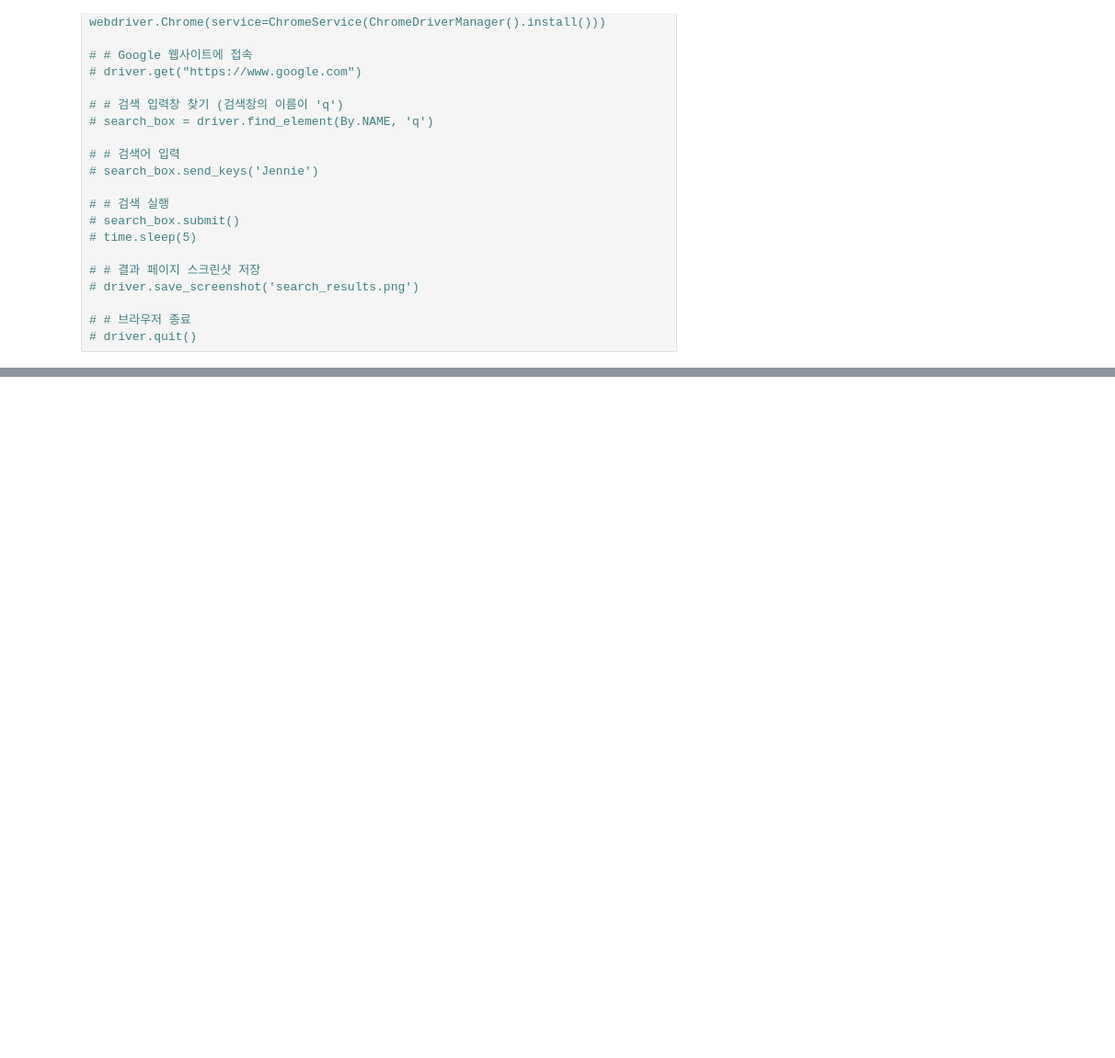
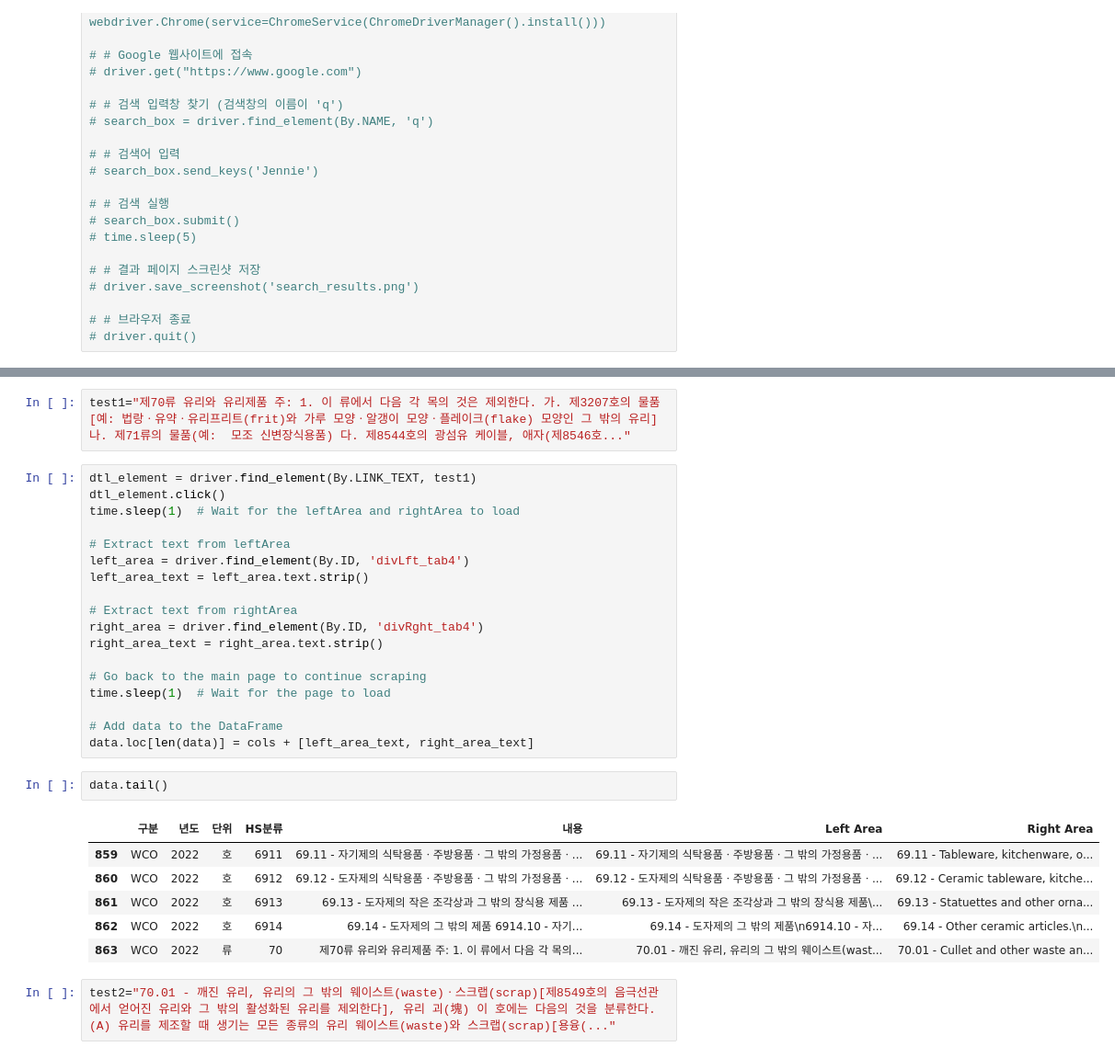
Before and after one commit to linusms/webcrawling, a Jupyter notebook: 관세품목 크롤링 코드_오류.ipynb, the cells around one changed output, grey strips where cells are left out. Shown: that part at 92% size. Drawn from its saved outputs; the diff is of its cells as text; blank space fills up the shorter version.

```diff
--- a/관세품목 크롤링 코드_오류.ipynb
+++ b/관세품목 크롤링 코드_오류.ipynb
@@ -221,0 +295,31 @@ Stacktrace:
+# %%
+test1="제70류 유리와 유리제품 주: 1. 이 류에서 다음 각 목의 것은 제외한다. 가. 제3207호의 물품[예: 법랑ㆍ유약ㆍ유리프리트(frit)와 가루 모양ㆍ알갱이 모양ㆍ플레이크(flake) 모양인 그 밖의 유리] 나. 제71류의 물품(예:  모조 신변장식용품) 다. 제8544호의 광섬유 케이블, 애자(제8546호..."
+# %%
+dtl_element = driver.find_element(By.LINK_TEXT, test1)
+dtl_element.click()
+time.sleep(1)  # Wait for the leftArea and rightArea to load
+
+# Extract text from leftArea
+left_area = driver.find_element(By.ID, 'divLft_tab4')
+left_area_text = left_area.text.strip()
+
+# Extract text from rightArea
+right_area = driver.find_element(By.ID, 'divRght_tab4')
+right_area_text = right_area.text.strip()
+
+# Go back to the main page to continue scraping
+time.sleep(1)  # Wait for the page to load
+
+# Add data to the DataFrame
+data.loc[len(data)] = cols + [left_area_text, right_area_text]
+# %%
+data.tail()
+# %% [output]
+|  | 구분 | 년도 | 단위 | HS분류 | 내용 | Left Area | Right Area |
+| 859 | WCO | 2022 | 호 | 6911 | 69.11 - 자기제의 식탁용품ㆍ주방용품ㆍ그 밖의 가정용품ㆍ... | 69.11 - 자기제의 식탁용품ㆍ주방용품ㆍ그 밖의 가정용품ㆍ... | 69.11 - Tableware, kitchenware, o... |
+| 860 | WCO | 2022 | 호 | 6912 | 69.12 - 도자제의 식탁용품ㆍ주방용품ㆍ그 밖의 가정용품ㆍ... | 69.12 - 도자제의 식탁용품ㆍ주방용품ㆍ그 밖의 가정용품ㆍ... | 69.12 - Ceramic tableware, kitche... |
+| 861 | WCO | 2022 | 호 | 6913 | 69.13 - 도자제의 작은 조각상과 그 밖의 장식용 제품 ... | 69.13 - 도자제의 작은 조각상과 그 밖의 장식용 제품\... | 69.13 - Statuettes and other orna... |
+| 862 | WCO | 2022 | 호 | 6914 | 69.14 - 도자제의 그 밖의 제품 6914.10 - 자기... | 69.14 - 도자제의 그 밖의 제품\n6914.10 - 자... | 69.14 - Other ceramic articles.\n... |
+| 863 | WCO | 2022 | 류 | 70 | 제70류 유리와 유리제품 주: 1. 이 류에서 다음 각 목의... | 70.01 - 깨진 유리, 유리의 그 밖의 웨이스트(wast... | 70.01 - Cullet and other waste an... |
+# %%
+test2="70.01 - 깨진 유리, 유리의 그 밖의 웨이스트(waste)ㆍ스크랩(scrap)[제8549호의 음극선관에서 얻어진 유리와 그 밖의 활성화된 유리를 제외한다], 유리 괴(塊) 이 호에는 다음의 것을 분류한다. (A) 유리를 제조할 때 생기는 모든 종류의 유리 웨이스트(waste)와 스크랩(scrap)[용융(..."
```
Also changed, not shown: parts of 18 cells of this notebook.
